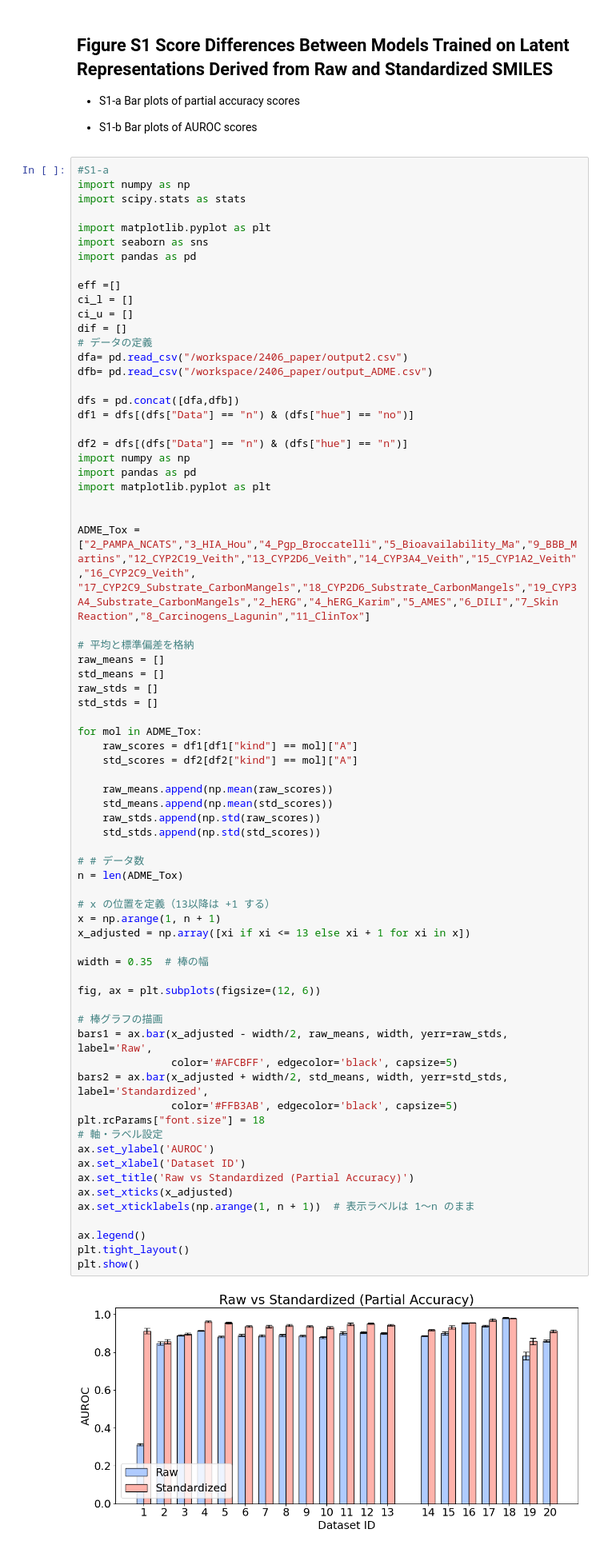
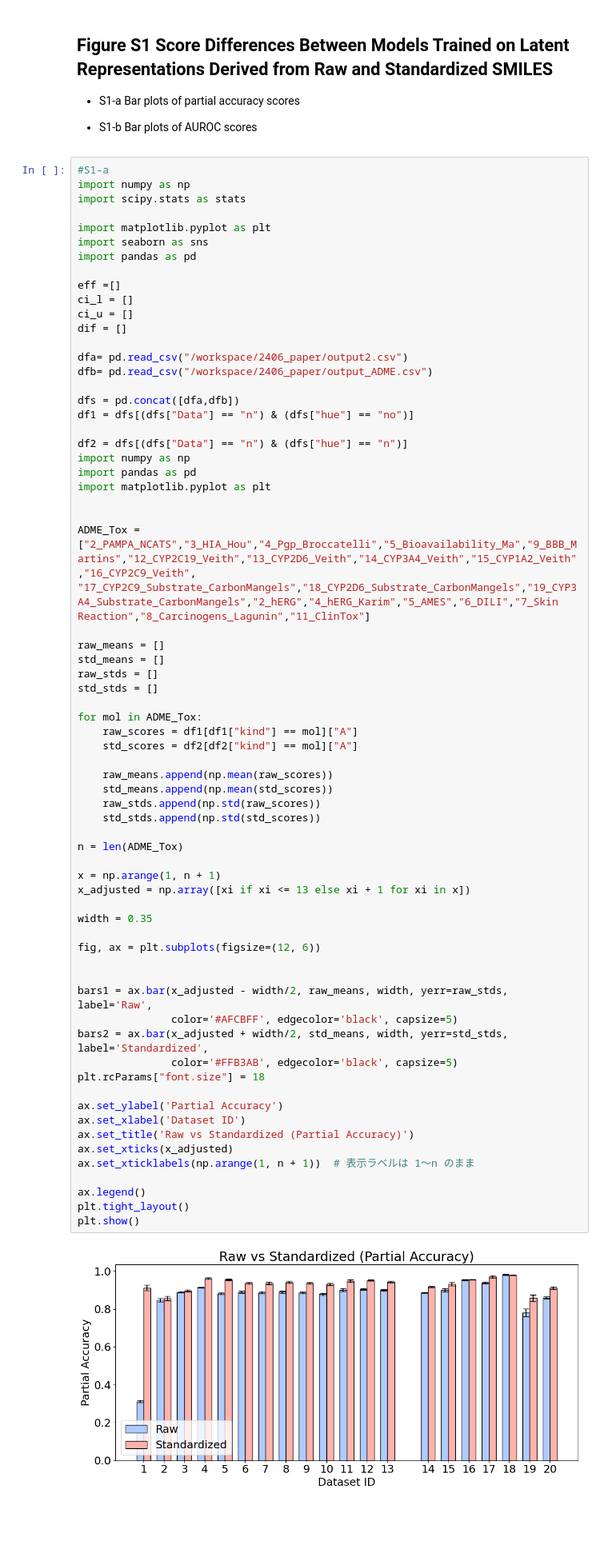
Before and after one commit to tadahayamiz/NotationalInconsistency, a Jupyter notebook: figure.ipynb, the cells around one changed output. Shown at 80% size. Drawn from its saved outputs; the diff is of its cells as text; blank space fills up the shorter version.

```diff
--- a/figure.ipynb
+++ b/figure.ipynb
@@ -834,7 +823,7 @@ eff =[]
 ci_l = []
 ci_u = []
 dif = []
-# データの定義
+
 dfa= pd.read_csv("/workspace/2406_paper/output2.csv")
 dfb= pd.read_csv("/workspace/2406_paper/output_ADME.csv")
 
@@ -849,7 +838,6 @@ import matplotlib.pyplot as plt
 
 ADME_Tox = ["2_PAMPA_NCATS","3_HIA_Hou","4_Pgp_Broccatelli","5_Bioavailability_Ma","9_BBB_Martins","12_CYP2C19_Veith","13_CYP2D6_Veith","14_CYP3A4_Veith","15_CYP1A2_Veith","16_CYP2C9_Veith", "17_CYP2C9_Substrate_CarbonMangels","18_CYP2D6_Substrate_CarbonMangels","19_CYP3A4_Substrate_CarbonMangels","2_hERG","4_hERG_Karim","5_AMES","6_DILI","7_Skin Reaction","8_Carcinogens_Lagunin","11_ClinTox"]
 
-# 平均と標準偏差を格納
 raw_means = []
 std_means = []
 raw_stds = []
@@ -859,40 +847,38 @@ for mol in ADME_Tox:
     raw_scores = df1[df1["kind"] == mol]["A"]
     std_scores = df2[df2["kind"] == mol]["A"]
 
     raw_means.append(np.mean(raw_scores))
     std_means.append(np.mean(std_scores))
     raw_stds.append(np.std(raw_scores))
     std_stds.append(np.std(std_scores))
 
-# # データ数
 n = len(ADME_Tox)
 
-# x の位置を定義（13以降は +1 する）
 x = np.arange(1, n + 1)
 x_adjusted = np.array([xi if xi <= 13 else xi + 1 for xi in x])
 
-width = 0.35  # 棒の幅
+width = 0.35
 
 fig, ax = plt.subplots(figsize=(12, 6))
 
-# 棒グラフの描画
+
 bars1 = ax.bar(x_adjusted - width/2, raw_means, width, yerr=raw_stds, label='Raw',
                color='#AFCBFF', edgecolor='black', capsize=5)
 bars2 = ax.bar(x_adjusted + width/2, std_means, width, yerr=std_stds, label='Standardized',
                color='#FFB3AB', edgecolor='black', capsize=5)
 plt.rcParams["font.size"] = 18
-# 軸・ラベル設定
-ax.set_ylabel('AUROC')
+
+ax.set_ylabel('Partial Accuracy')
 ax.set_xlabel('Dataset ID')
 ax.set_title('Raw vs Standardized (Partial Accuracy)')
 ax.set_xticks(x_adjusted)
 ax.set_xticklabels(np.arange(1, n + 1))  # 表示ラベルは 1～n のまま
 
 ax.legend()
 plt.tight_layout()
 plt.show()
 # %% [output]
-[figure, old version]
+[figure, new version]
 # %%
 #S1-b
 import numpy as np
```
Also changed, not shown: parts of 9 cells of this notebook.
